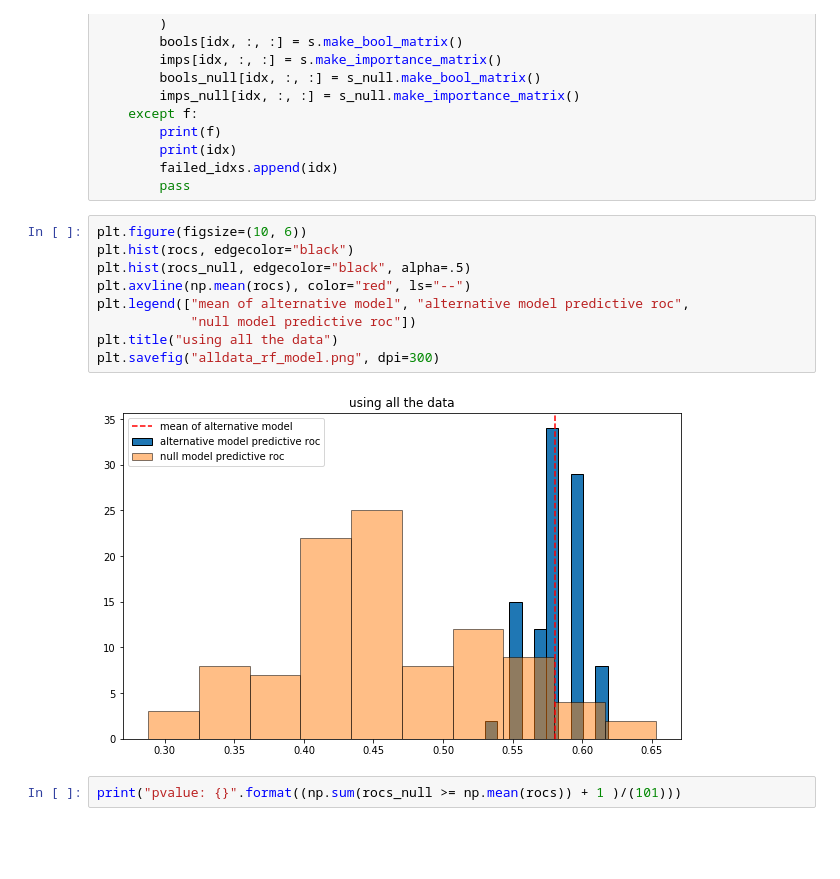
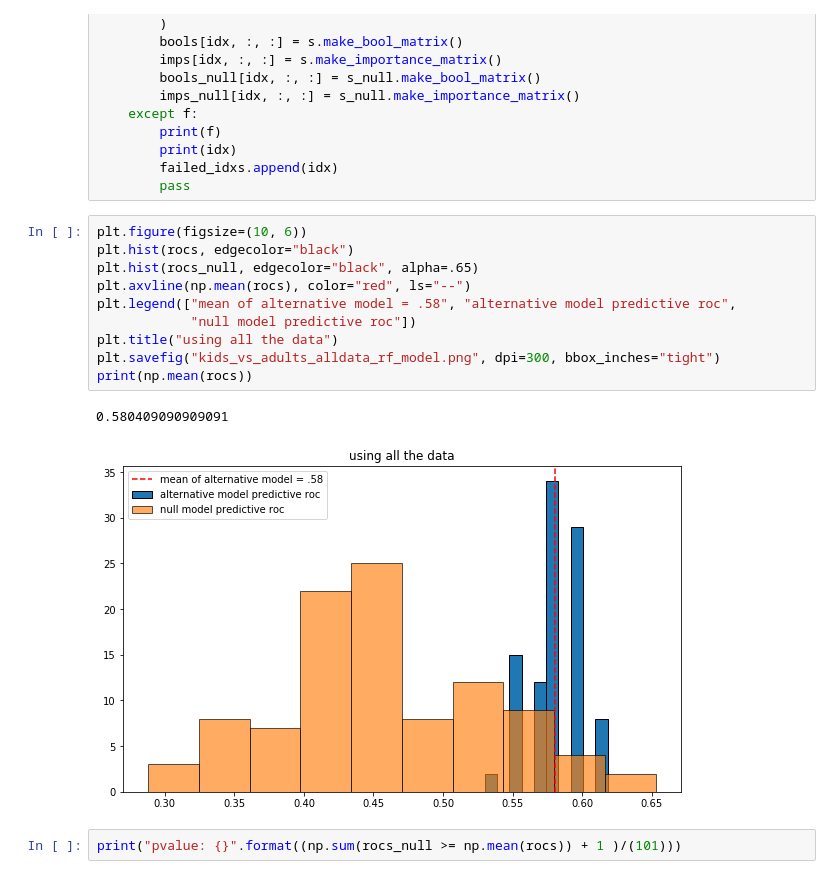
Before and after one commit to zhenghanQ/bild, a Jupyter notebook: second_level_roi_analysis/rf_featselect.ipynb, the cells around one changed output. Drawn from its saved outputs; the diff is of its cells as text; blank space fills up the shorter version.

```diff
--- a/second_level_roi_analysis/rf_featselect.ipynb
+++ b/second_level_roi_analysis/rf_featselect.ipynb
@@ -509,14 +509,16 @@ for idx in np.arange(n_iters):
 # %%
 plt.figure(figsize=(10, 6))
 plt.hist(rocs, edgecolor="black")
-plt.hist(rocs_null, edgecolor="black", alpha=.5)
+plt.hist(rocs_null, edgecolor="black", alpha=.65)
 plt.axvline(np.mean(rocs), color="red", ls="--")
-plt.legend(["mean of alternative model", "alternative model predictive roc",
+plt.legend(["mean of alternative model = .58", "alternative model predictive roc",
             "null model predictive roc"])
 plt.title("using all the data")
-plt.savefig("alldata_rf_model.png", dpi=300)
+plt.savefig("kids_vs_adults_alldata_rf_model.png", dpi=300, bbox_inches="tight")
+print(np.mean(rocs))
 # %% [output]
+0.580409090909091
-[figure, old version]
+[figure, new version]
 # %%
 print("pvalue: {}".format((np.sum(rocs_null >= np.mean(rocs)) + 1 )/(101)))
 # %% [output]
```
